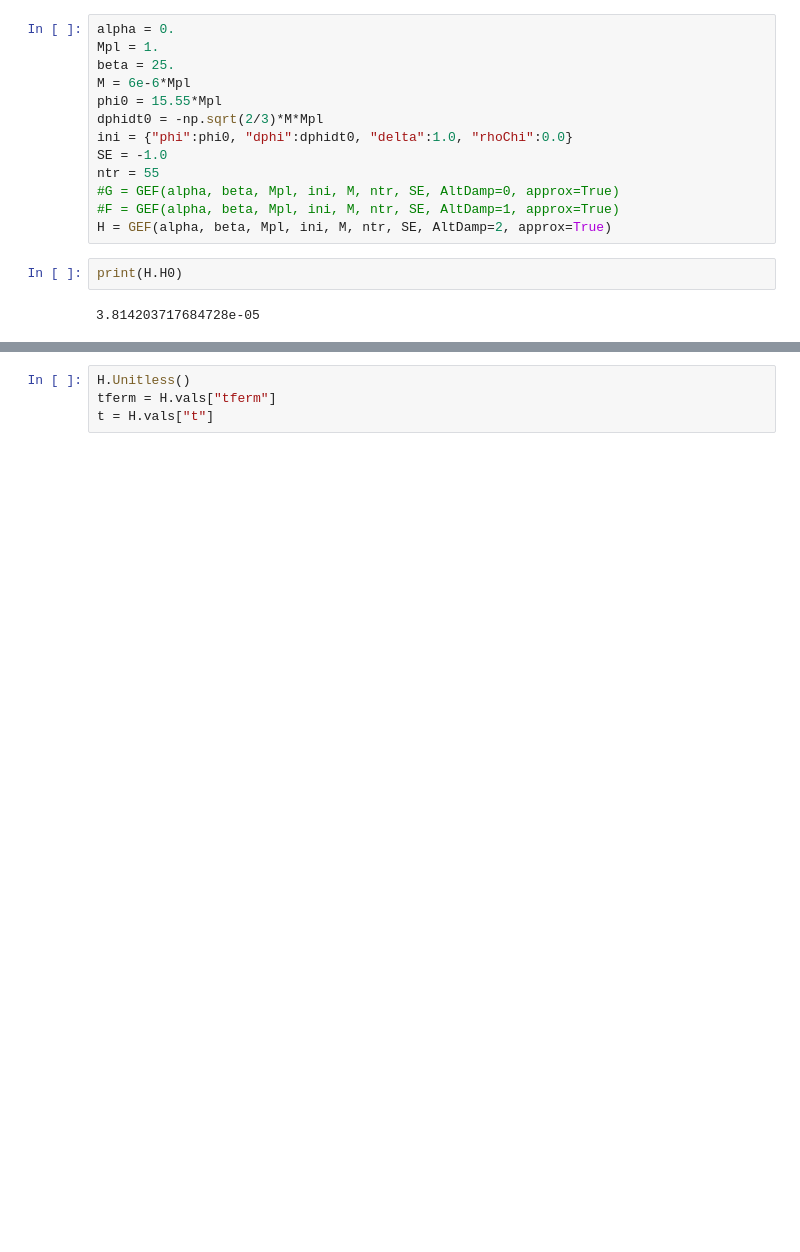
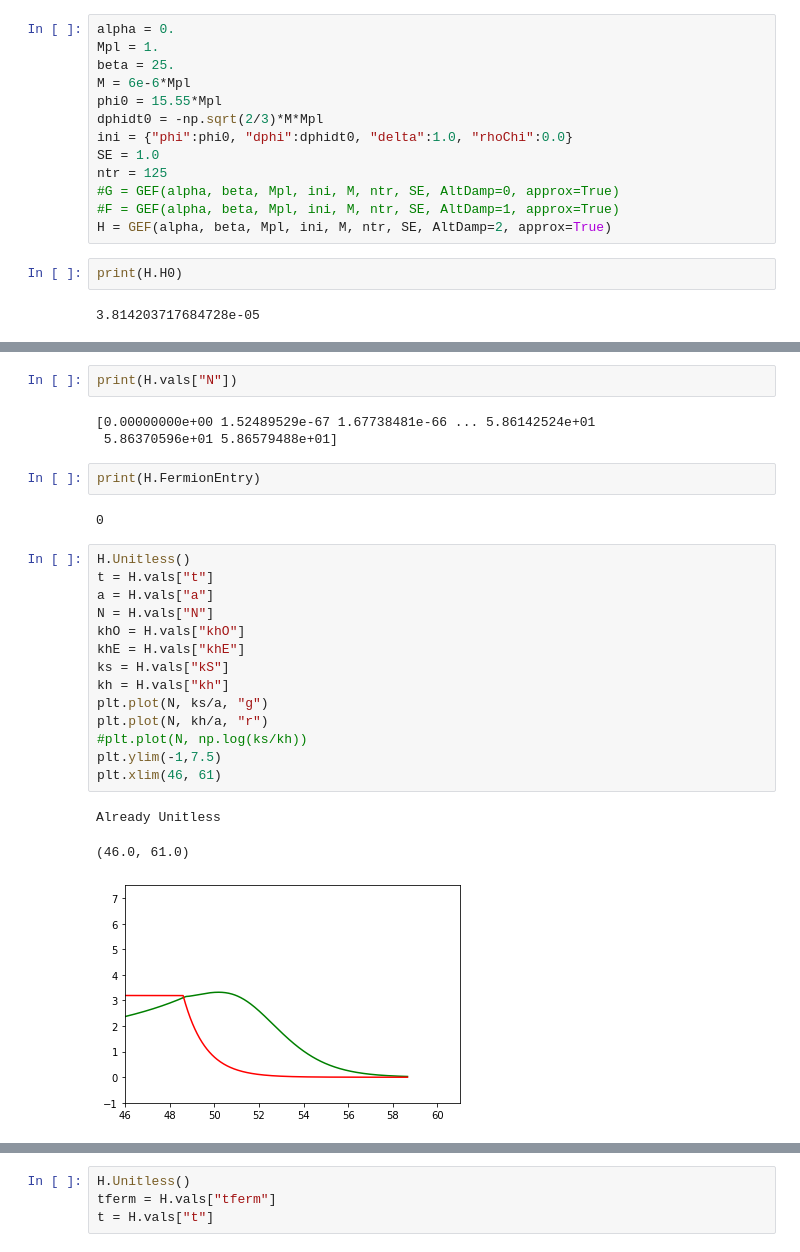
Before and after one commit to richard-von-eckardstein/GEFF, a Jupyter notebook: GEFTestGround.ipynb, the cells around one changed output, grey strips where cells are left out. Drawn from its saved outputs; the diff is of its cells as text; blank space fills up the shorter version.

```diff
--- a/GEFTestGround.ipynb
+++ b/GEFTestGround.ipynb
@@ -20,8 +20,8 @@ M = 6e-6*Mpl
 phi0 = 15.55*Mpl
 dphidt0 = -np.sqrt(2/3)*M*Mpl
 ini = {"phi":phi0, "dphi":dphidt0, "delta":1.0, "rhoChi":0.0}
-SE = -1.0
-ntr = 55
+SE = 1.0
+ntr = 125
 #G = GEF(alpha, beta, Mpl, ini, M, ntr, SE, AltDamp=0, approx=True)
 #F = GEF(alpha, beta, Mpl, ini, M, ntr, SE, AltDamp=1, approx=True)
 H = GEF(alpha, beta, Mpl, ini, M, ntr, SE, AltDamp=2, approx=True)
@@ -33,0 +59,27 @@ sol = H.RunGEF(t1=114.)
+# %%
+print(H.vals["N"])
+# %% [output]
+[0.00000000e+00 1.52489529e-67 1.67738481e-66 ... 5.86142524e+01
+ 5.86370596e+01 5.86579488e+01]
+# %%
+print(H.FermionEntry)
+# %% [output]
+0
+# %%
+H.Unitless()
+t = H.vals["t"]
+a = H.vals["a"]
+N = H.vals["N"]
+khO = H.vals["khO"]
+khE = H.vals["khE"]
+ks = H.vals["kS"]
+kh = H.vals["kh"]
+plt.plot(N, ks/a, "g")
+plt.plot(N, kh/a, "r")
+#plt.plot(N, np.log(ks/kh))
+plt.ylim(-1,7.5)
+plt.xlim(46, 61)
+# %% [output]
+Already Unitless
+(46.0, 61.0)
+[figure, added]
```
Also changed, not shown: parts of 17 cells of this notebook, 3 other files.
